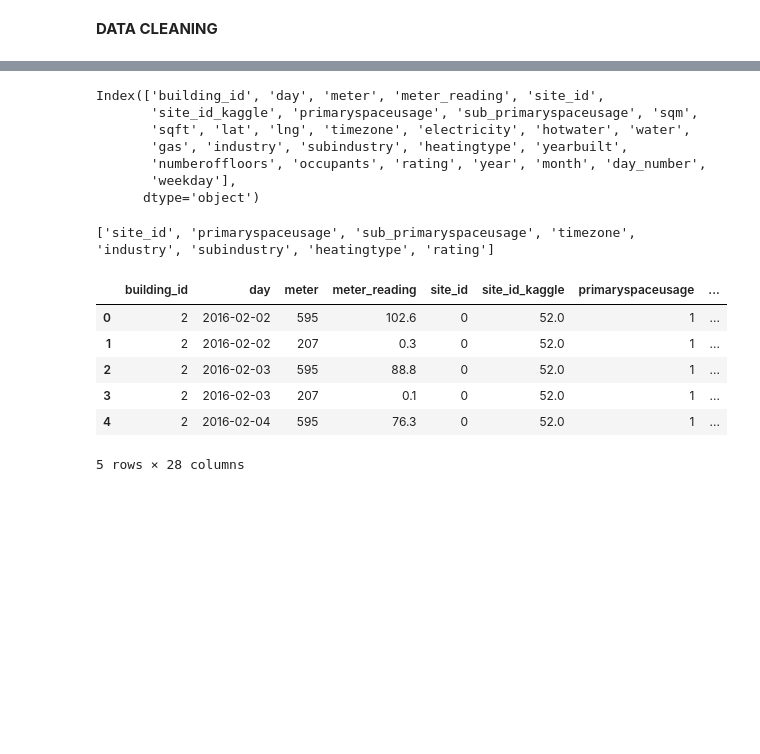
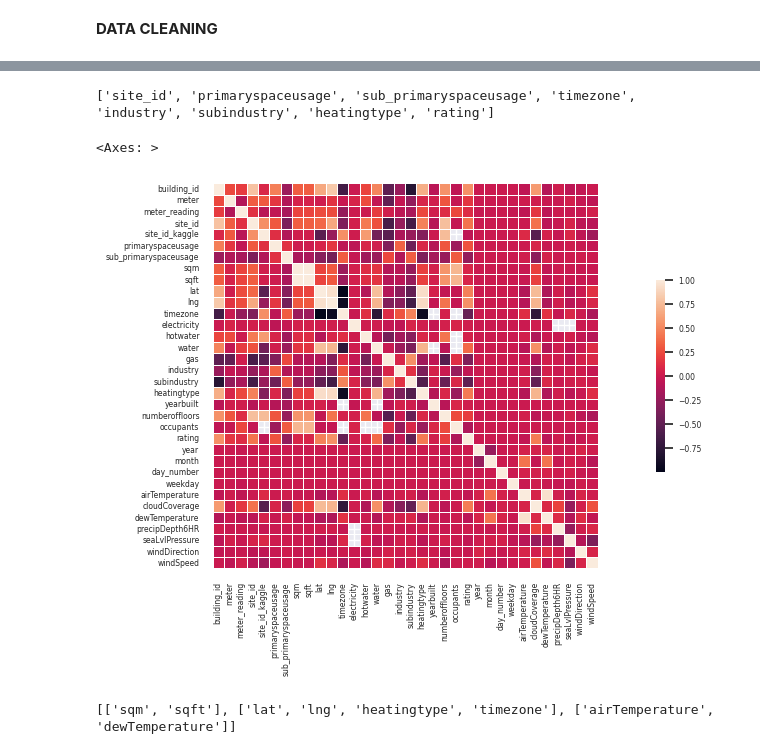
Before and after one commit to DmtrRm/IAAC2024_tutorials, a Jupyter notebook: kaggle_complete.ipynb, the cells around one changed output, grey strips where cells are left out. Cells and saved outputs as stored; diff of their text form; code cells hidden in the pictures; blank space fills up the shorter version.

```diff
--- a/kaggle_complete.ipynb
+++ b/kaggle_complete.ipynb
@@ -65,0 +75,4 @@ weather.head()
+# %%
+for c in metadata.columns:
+   if len(metadata[c].unique())==1:
+    metadata=metadata.drop([c], axis=1)
@@ -100,2 +104,2 @@ weather.head()
 # %%
-full_df.merge(weather, how="left", on=["day", "site_id"]).head()
+full_df=full_df.merge(weather, how="left", on=["day", "site_id"])
@@ -110,7 +106,2 @@ full_df.merge(weather, how="left", on=["day", "site_id"]).head()
 # %% [markdown]
 **DATA CLEANING**
-# %%
-for c in full_df.columns:
-   if len(full_df[c].unique())==1:
-    full_df=full_df.drop([c], axis=1)
-full_df.head()
@@ -125,10 +107,0 @@ full_df.head()
-# %%
-full_df.columns
-# %% [output]
-Index(['building_id', 'day', 'meter', 'meter_reading', 'site_id',
-       'site_id_kaggle', 'primaryspaceusage', 'sub_primaryspaceusage', 'sqm',
-       'sqft', 'lat', 'lng', 'timezone', 'electricity', 'hotwater', 'water',
-       'gas', 'industry', 'subindustry', 'heatingtype', 'yearbuilt',
-       'numberoffloors', 'occupants', 'rating', 'year', 'month', 'day_number',
-       'weekday'],
-      dtype='object')
@@ -159,13 +110,19 @@ cLbls_full_df=encode_binary_categorical(full_df)
 print(cLbls_full_df)
 # %% [output]
 ['site_id', 'primaryspaceusage', 'sub_primaryspaceusage', 'timezone', 'industry', 'subindustry', 'heatingtype', 'rating']
-# %%
-full_df.head()
-# %% [output]
-|  | building_id | day | meter | meter_reading | site_id | site_id_kaggle | primaryspaceusage | ... |
-| 0 | 2 | 2016-02-02 | 595 | 102.6 | 0 | 52.0 | 1 | ... |
-| 1 | 2 | 2016-02-02 | 207 | 0.3 | 0 | 52.0 | 1 | ... |
-| 2 | 2 | 2016-02-03 | 595 | 88.8 | 0 | 52.0 | 1 | ... |
-| 3 | 2 | 2016-02-03 | 207 | 0.1 | 0 | 52.0 | 1 | ... |
-| 4 | 2 | 2016-02-04 | 595 | 76.3 | 0 | 52.0 | 1 | ... |
-5 rows × 28 columns
+# %%
+sns.set(font_scale=0.5, rc={'figure.figsize':(15,5)})
+sns.heatmap(full_df.corr(),
+            # cmap=cmap,
+            square=True,
+            linewidths=.5,
+            cbar_kws={"shrink": .5},
+            annot=False)
+# %% [output]
+<Axes: >
+[figure, added]
+# %%
+result_full_df=find_pair_list(full_df.corr(),0.9)
+print(result_full_df)
+# %% [output]
+[['sqm', 'sqft'], ['lat', 'lng', 'heatingtype', 'timezone'], ['airTemperature', 'dewTemperature']]
```
Also changed, not shown: parts of 24 cells of this notebook.
